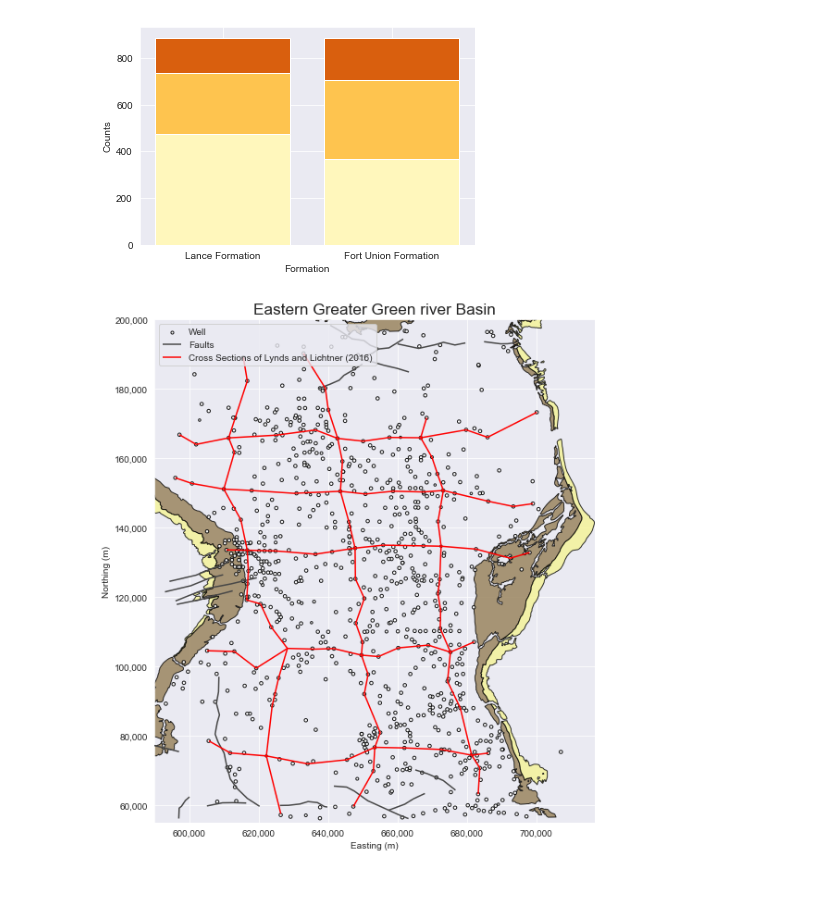
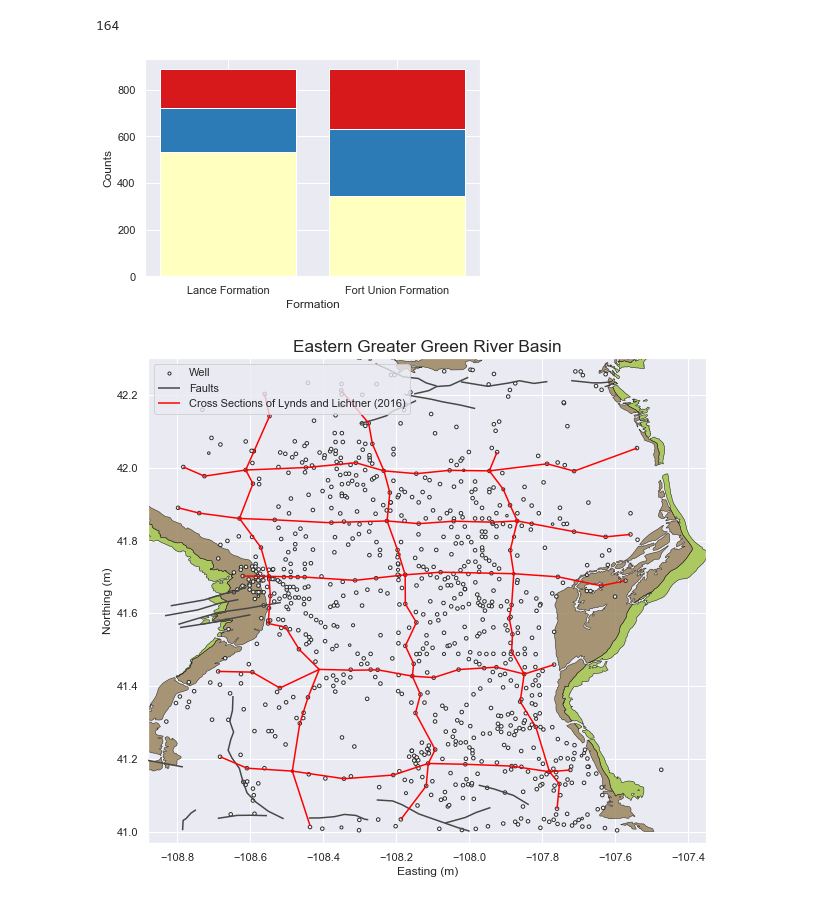
Before and after one commit to jessepisel/stratal-geometries, a Jupyter notebook: spatial figures.ipynb, the cells around one changed output. Cells and saved outputs as stored; diff of their text form; code cells hidden in the pictures.

```diff
--- a/spatial figures.ipynb
+++ b/spatial figures.ipynb
@@ -21,8 +21,8 @@ def func(x, pos):  # formatter function takes tick label and tick position
 
 fu = rasterio.open("ftunion2864.tif")
 la = rasterio.open("lance2864.tif")
-tfuwells = gpd.read_file(r"D:\predictions\shapefiles\('Kl', 'Tfu')_KNN_predictions.shp")
-klawells = gpd.read_file(r"D:\predictions\shapefiles\('Kfh', 'Kl')_KNN_predictions.shp")
+tfuwells = gpd.read_file(r"F:\Geology\WSGS\Projects\Unconformity or onlap\predictions\shapefiles\ftunion_KNN_predictions_prob.shp")
+klawells = gpd.read_file(r"F:\Geology\WSGS\Projects\Unconformity or onlap\predictions\shapefiles\lance_KNN_predictions_prob.shp")
 lance = gpd.read_file(r'shapefiles/lance_outcrop.shp')
 ftun = gpd.read_file(r'shapefiles/ftunion_outcrop.shp')
 faults = gpd.read_file(r'shapefiles/simp_faults.shp')
@@ -55,7 +80,7 @@ plt.savefig('lancecolorbar.pdf')
 # %%
-tfuwells = tfuwells.to_crs({'init': 'epsg:2864'})
-klawells = klawells.to_crs({'init': 'epsg:2864'})
-lance = lance.to_crs({'init': 'epsg:2864'})
-ftun = ftun.to_crs({'init': 'epsg:2864'})
-faults = faults.to_crs({'init':'epsg:2864'})
-sections = sections.to_crs({'init':'epsg:2864'})
+tfuwells = tfuwells.to_crs('epsg:4326')
+klawells = klawells.to_crs('epsg:4326')
+lance = lance.to_crs('epsg:4326')
+ftun = ftun.to_crs('epsg:4326')
+faults = faults.to_crs('epsg:4326')
+sections = sections.to_crs('epsg:4326')
@@ -65,3 +86,0 @@ newscore = 50 * (tfuwells.probabilit)
-# %%
-tfuwells['newprob'] = newscore
-klawells['newprob'] = newscore
@@ -72,4 +86,0 @@ fuhorizontal = tfuwells[tfuwells['prediction']== 2]
-# %%
-latruncation = klawells[klawells['prediction']== 0]
-laonlap = klawells[klawells['prediction']== 1]
-lahorizontal = klawells[klawells['prediction']== 2]
@@ -169,14 +218,18 @@ full.preds.plot(kind='bar', stacked=True,)
+# %%
+klawells.prediction.value_counts().values[2]
+# %% [output]
+164
 # %%
 
 names = ('Lance Formation','Fort Union Formation')
-plt.bar([0], klawells.prediction.value_counts().values[0], color='#fff7bc')
-plt.bar([0], klawells.prediction.value_counts().values[1],color='#fec44f', bottom=klawells.prediction.value_counts().values[0])
-plt.bar([0], klawells.prediction.value_counts().values[2], color='#d95f0e',
-        bottom=klawells.prediction.value_counts().values[0]+klawells.prediction.value_counts().values[1])
+plt.bar([0], klawells.prediction.value_counts().values[0], color='#ffffbf') #truncation
+plt.bar([0], klawells.prediction.value_counts().values[1],color='#2c7bb6', bottom=klawells.prediction.value_counts().values[0]) #onlap
+plt.bar([0], klawells.prediction.value_counts().values[2], color='#d7191c',
+        bottom=klawells.prediction.value_counts().values[0]+klawells.prediction.value_counts().values[1]) #horizontal
 
-plt.bar([1], tfuwells.prediction.value_counts().values[0], color='#fff7bc')
-plt.bar([1], tfuwells.prediction.value_counts().values[1],color='#fec44f', bottom=tfuwells.prediction.value_counts().values[0])
-plt.bar([1], tfuwells.prediction.value_counts().values[2], color='#d95f0e',
+plt.bar([1], tfuwells.prediction.value_counts().values[0], color='#ffffbf')
+plt.bar([1], tfuwells.prediction.value_counts().values[1],color='#2c7bb6', bottom=tfuwells.prediction.value_counts().values[0])
+plt.bar([1], tfuwells.prediction.value_counts().values[2], color='#d7191c',
         bottom=tfuwells.prediction.value_counts().values[0]+tfuwells.prediction.value_counts().values[1])
 
 
@@ -186,23 +239,25 @@ plt.xlabel("Formation")
 plt.ylabel('Counts')
 plt.savefig('valuecounts histogram.pdf')
 # %% [output]
-[figure, old version]
+[figure, new version]
 # %%
-y_format = tkr.FuncFormatter(func)
+#y_format = tkr.FuncFormatter(func)
 fig, ax = plt.subplots(figsize=(10, 10))
-ax.yaxis.set_major_formatter(y_format)
-ax.xaxis.set_major_formatter(y_format)
+#ax.yaxis.set_major_formatter(y_format)
+#ax.xaxis.set_major_formatter(y_format)
 tfuwells.plot(ax=ax, markersize=lahorizontal['newprob']/4, color='white', edgecolor='k', label='Well', legend=True, alpha=0.9, zorder=3)
-ftun.plot(ax=ax, color='#957F56', edgecolor='black', zorder=1, label='Fort Union Outcrop', alpha=0.8, legend=True)
-lance.plot(ax=ax, color='#F5F494', edgecolor='black', zorder=2,label='Lance Outcrop', alpha=0.8, legend=True)
+kwarg2s = {'facecolor': '#957F56', 'edgecolor': 'black', 'linewidth': 0.5, 'hatch': ''}
+ftun.plot(ax=ax, zorder=2, label='Fort Union Outcrop', alpha=0.8, **kwarg2s)
+kwarg3s = {'facecolor': '#A6C551', 'edgecolor': 'black', 'linewidth': 0.5, 'hatch': ''}
+lance.plot(ax=ax, **kwarg3s, zorder=1, alpha=0.9)
 faults.plot(ax=ax, color='#474747', label='Faults', legend=True, zorder=4)
 sections.plot(ax=ax, color='red', label='Cross Sections of Lynds and Lichtner (2016)', legend=True, zorder=5)
 plt.legend()
-plt.title('Eastern Greater Green river Basin', size='xx-large')
-plt.xlim(590000, 717000)
-plt.ylim(55000, 200000)
+plt.title('Eastern Greater Green River Basin', size='xx-large')
+plt.xlim(-108.88, -107.35)
+plt.ylim(40.97, 42.3)
 plt.xlabel('Easting (m)')
 plt.ylabel('Northing (m)')
 plt.savefig('easternbasin.pdf')
 # %% [output]
-[figure, old version]
+[figure, new version]
```
Also changed, not shown: parts of 20 cells of this notebook, 11 other files.
